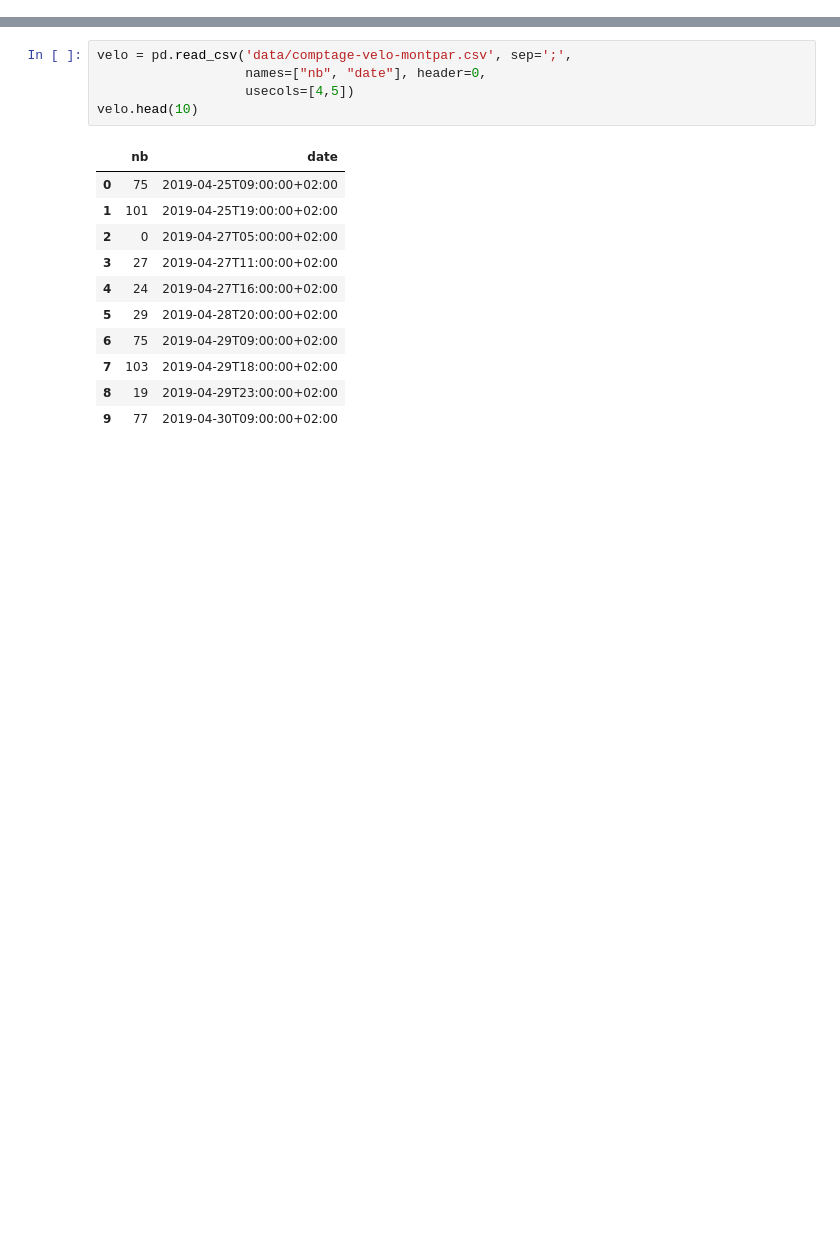
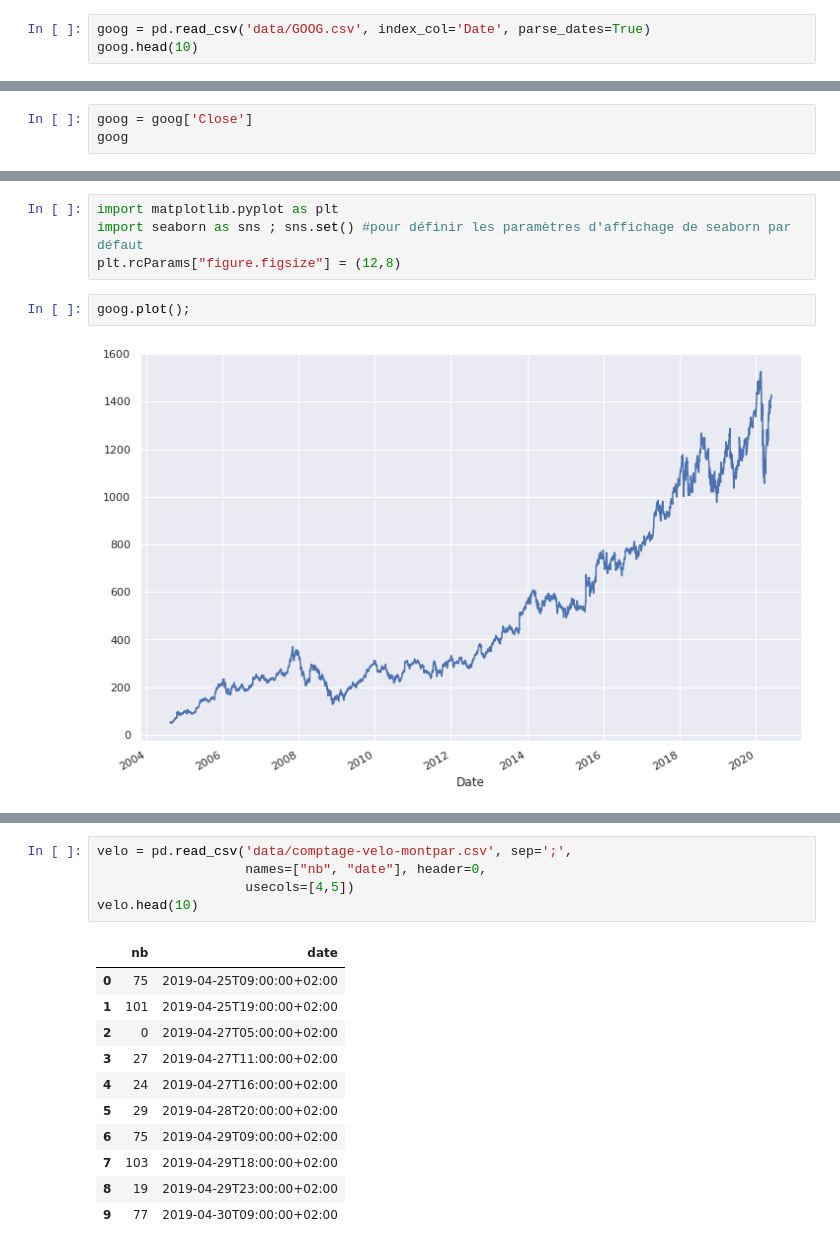
Before and after one commit to Statoscop/notebooks-blog, a Jupyter notebook: Series temporelles/SeriesTemp_Python_2.ipynb, the cells around one changed output, grey strips where cells are left out. Saved outputs shown, nothing was run; the diff lists cells and outputs as text; blank space fills up the shorter version.

```diff
--- a/Series temporelles/SeriesTemp_Python_2.ipynb
+++ b/Series temporelles/SeriesTemp_Python_2.ipynb
@@ -4,0 +27,3 @@
+# %%
+goog = pd.read_csv('data/GOOG.csv', index_col='Date', parse_dates=True)
+goog.head(10)
@@ -4,0 +54,3 @@
+# %%
+goog = goog['Close']
+goog
@@ -4,0 +71,8 @@
+# %%
+import matplotlib.pyplot as plt
+import seaborn as sns ; sns.set() #pour définir les paramètres d'affichage de seaborn par défaut
+plt.rcParams["figure.figsize"] = (12,8)
+# %%
+goog.plot();
+# %% [output]
+[figure, added]
```
Also changed, not shown: parts of 18 cells of this notebook, 3 other files.
